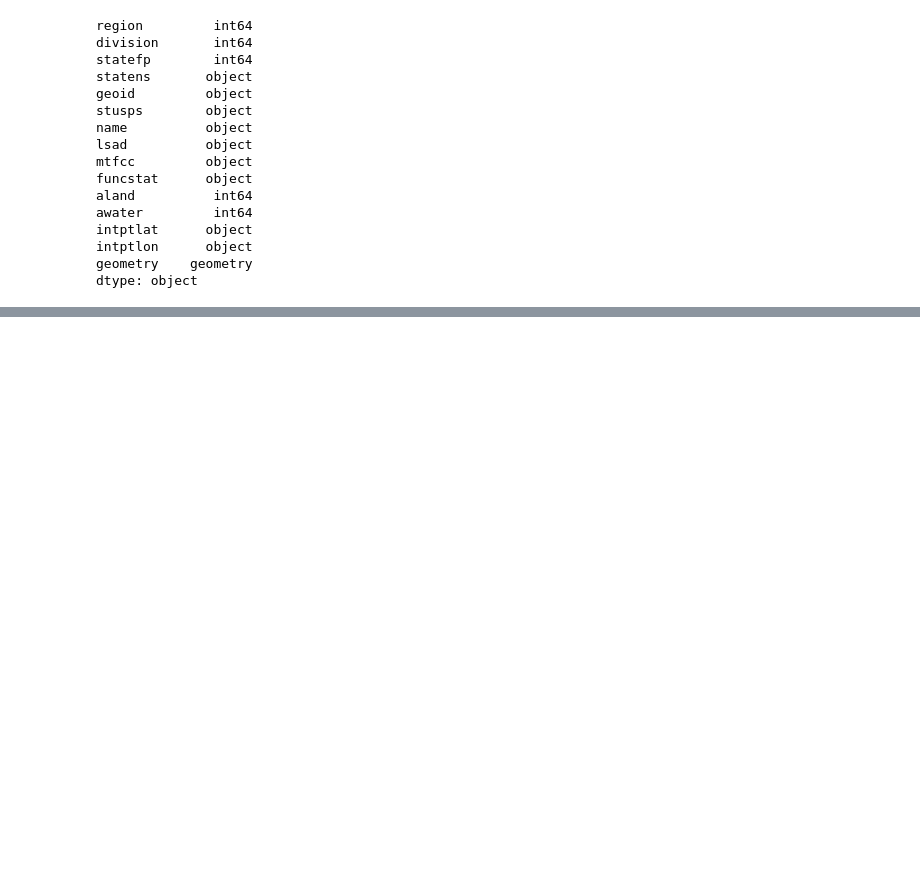
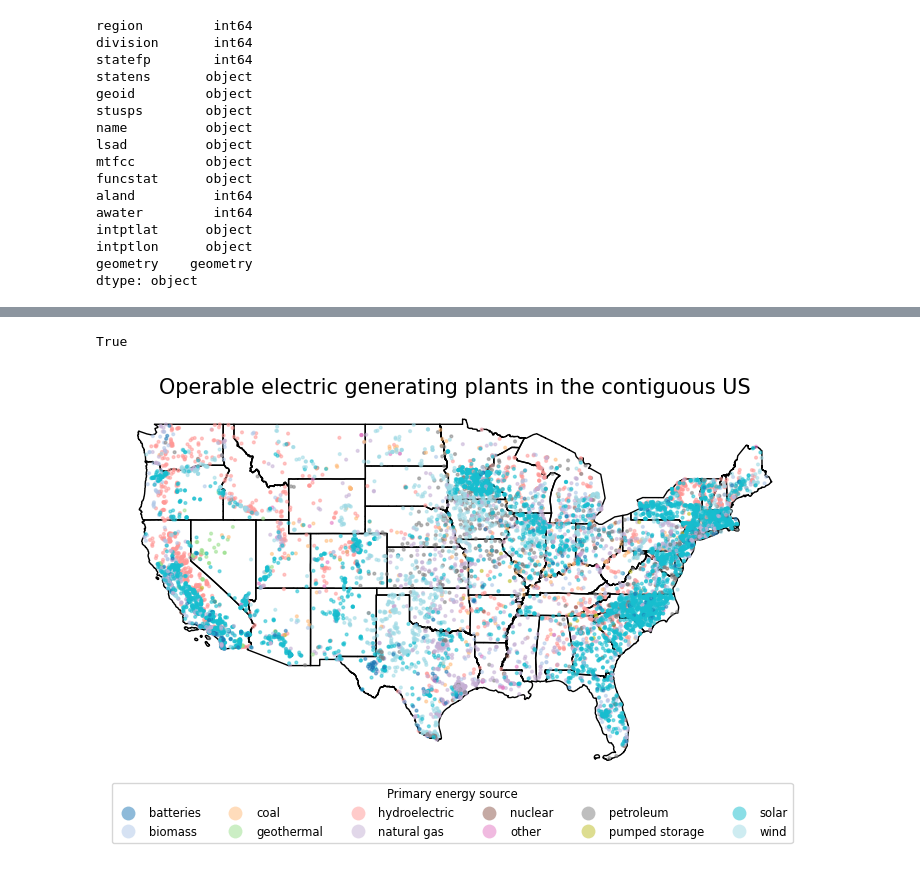
Before and after one commit to sofiiir/eds220-2025-in-class, a Jupyter notebook: week5.ipynb, the cells around one changed output, grey strips where cells are left out. Saved outputs shown, nothing was run; the diff lists cells and outputs as text; code cells hidden in the pictures; blank space fills up the shorter version.

```diff
--- a/week5.ipynb
+++ b/week5.ipynb
@@ -193,0 +261,40 @@ dtype: object
+# %%
+# remove data not in the contiguous states
+power_plants = power_plants[~power_plants.state.isin(['Puerto Rico', 'Hawaii', 'Alaska', 'nan', '994.4'])]
+# %%
+contiguous.crs == power_plants.crs
+# %% [output]
+True
+# %%
+fig, ax = plt.subplots(figsize = (9,5)) # Update figure size
+
+# Remove the axis for a cleaner map
+ax.axis('off')
+
+# Title
+ax.set_title('Operable electric generating plants in the contiguous US',
+             fontsize = 15)
+
+# Add states
+contiguous.plot(ax=ax,
+                color = 'none')
+
+# Add power plant colors by energy source
+power_plants.plot(ax=ax,
+                  column = 'primsource',
+                  legend = True,
+                  markersize=4,
+                  cmap = 'tab20',
+                  alpha = 0.5,
+                  legend_kwds = {
+                      'title':'Primary energy source',
+                      'title_fontsize': 'small',
+                      'fontsize' : 'small',
+                      'loc' : 'upper left',
+                      'bbox_to_anchor' : (0,0),
+                      'ncol' : 6
+                  })
+
+plt.show()
+# %% [output]
+[figure, added]
```
Also changed, not shown: parts of 22 cells of this notebook.
